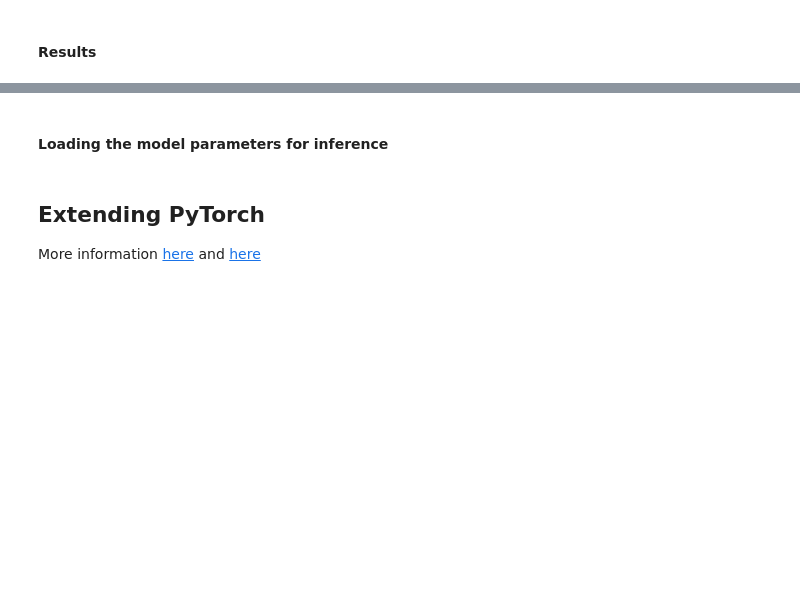
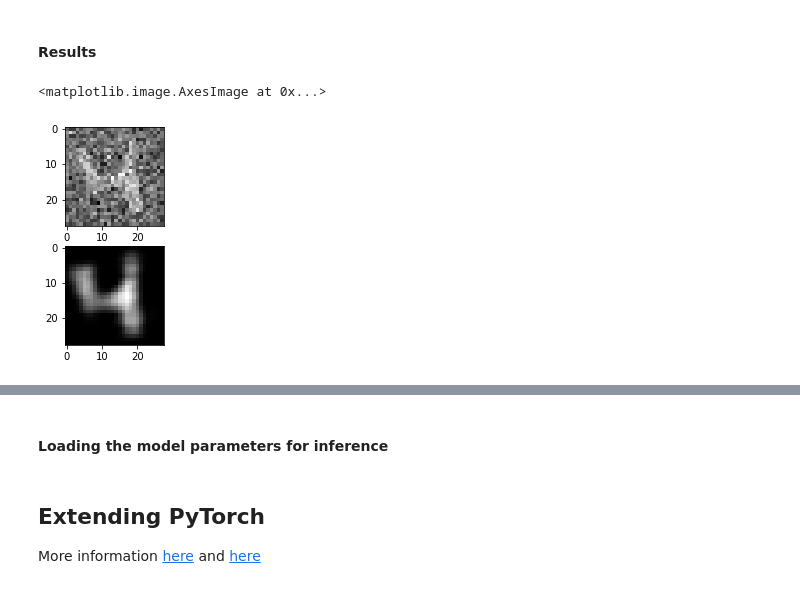
Before and after one commit to wavefrontshaping/introduction_to_PyTorch, a Jupyter notebook: Slides.ipynb, the cells around one changed output, grey strips where cells are left out. Saved outputs shown, nothing was run; the diff lists cells and outputs as text; code cells hidden in the pictures; blank space fills up the shorter version.

```diff
--- a/Slides.ipynb
+++ b/Slides.ipynb
@@ -1886,9 +1893,9 @@ import torch.nn as nn
 import torch
 from torchvision.utils import save_image
 
-device  = torch.device("cuda:0")
+device  = device = torch.device('cuda:0' if torch.cuda.is_available() else 'cpu')
 
-epoch = 100
+epochs = 250
 batch_size =100
 learning_rate = 0.005
 # %% [markdown]
@@ -1959,4 +1974,6 @@ class Decoder(nn.Module):
         x = self.layer3(x)
         return x
 # %%
-autoencoder = nn.Sequential(Encoder(),Decoder()).to(device)
+autoencoder = nn.Sequential(Encoder(),
+                            Decoder()
+                           ).to(device)
@@ -2004,5 +2040,30 @@ for iepoch in range(epoch):
 # %% [markdown]
 #### Results
+# %%
+def add_noise(inputs):
+    noise = torch.randn_like(inputs)*0.5
+    return inputs + noise
+# %%
+x,_ = mnist_train[20]
+x_noisy = add_noise(x)[None,...]
+x_hat = autoencoder(x_noisy)
+# %%
+import matplotlib.pyplot as plt
+
+noisy_image = x_noisy.detach().cpu().numpy()
+noisy_image = noisy_image.squeeze()
+
+denoised_image = x_hat.detach().cpu().numpy()
+denoised_image = denoised_image.squeeze()
+
+plt.figure()
+plt.subplot(211)
+plt.imshow(noisy_image, cmap='gray')
+plt.subplot(212)
+plt.imshow(denoised_image, cmap='gray')
+# %% [output]
+<matplotlib.image.AxesImage at 0x...>
+[figure, added]
 # %% [markdown]
 <center>
 
```
Also changed, not shown: parts of 52 cells of this notebook, 1 other file.
